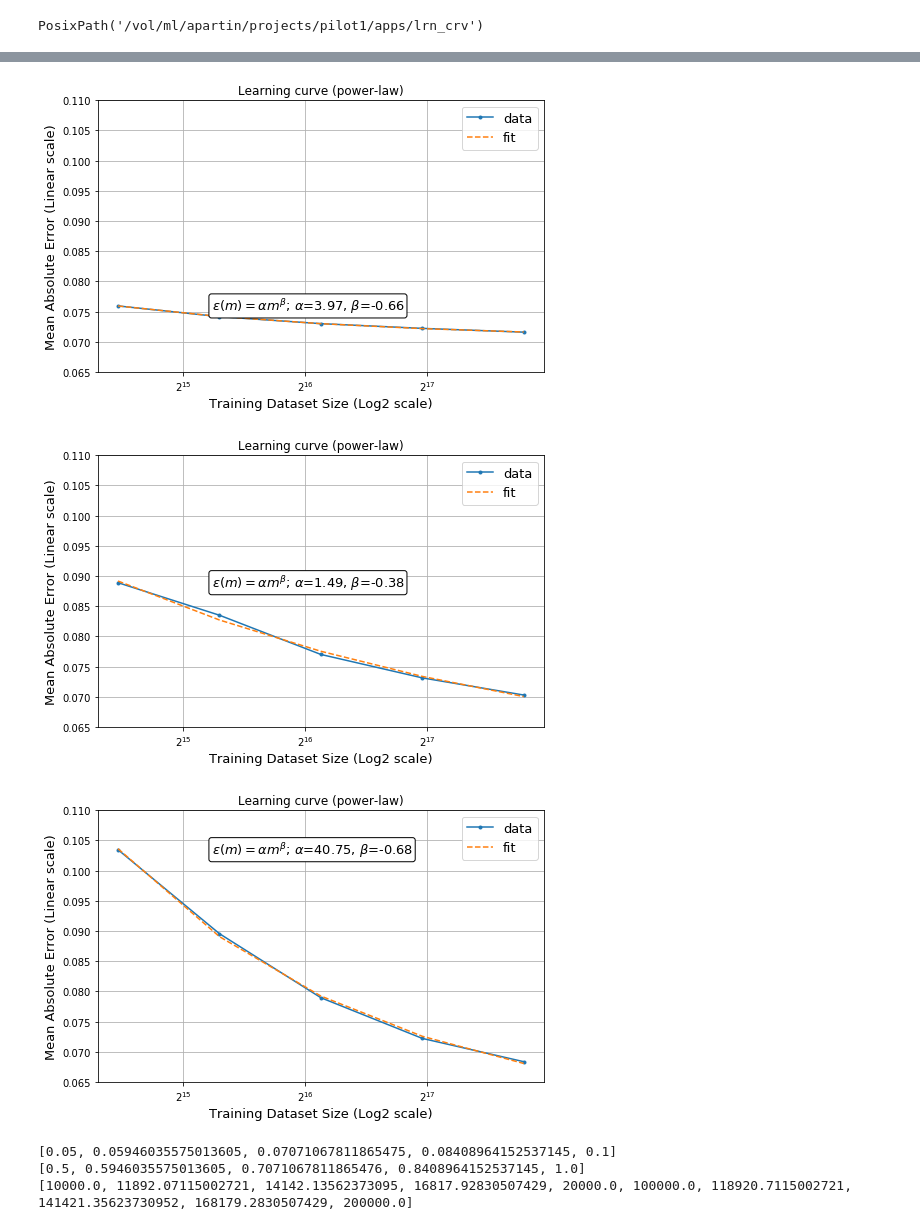
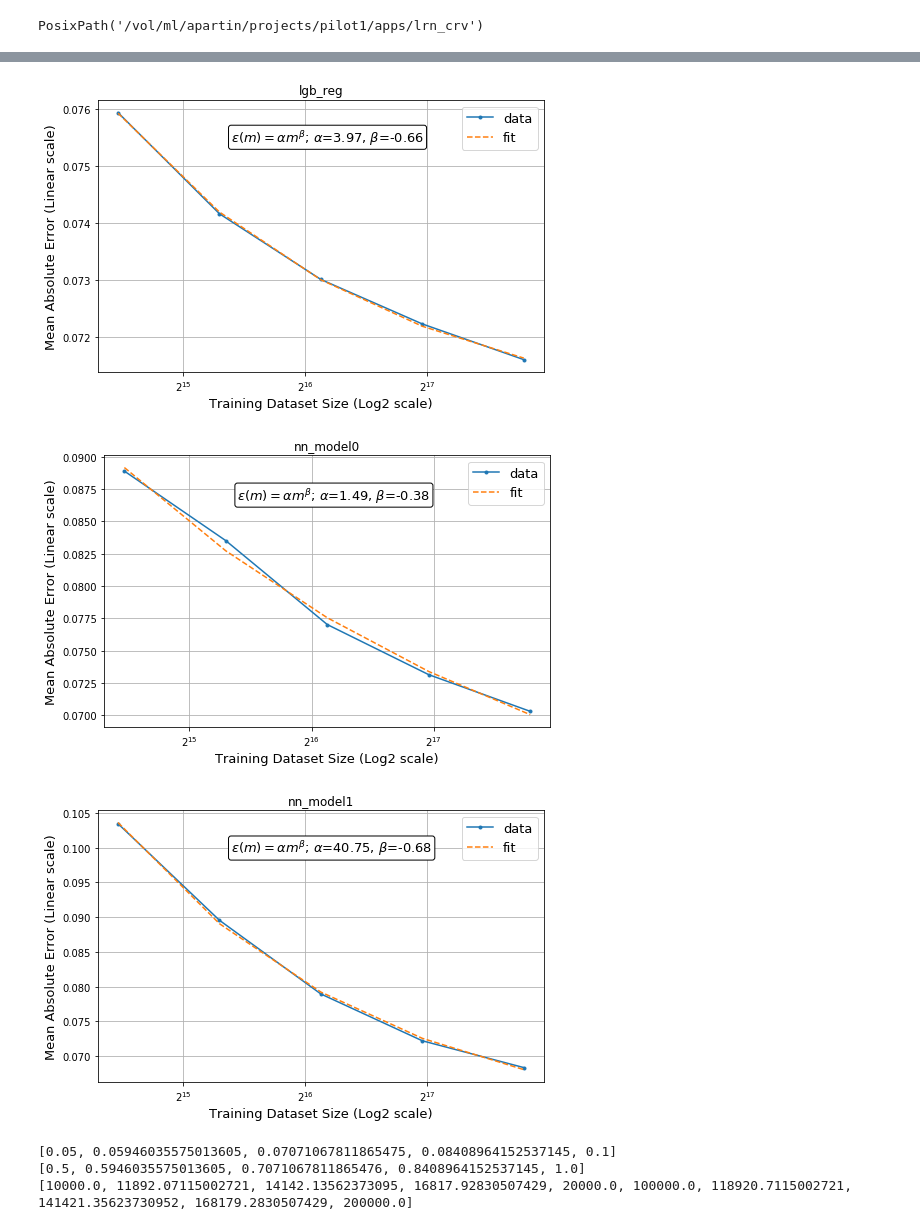
Before and after one commit to adpartin/pilot1, a Jupyter notebook: apps/lrn_crv/power_law_lrn_crv.ipynb, the cells around one changed output, grey strips where cells are left out. Saved outputs shown, nothing was run; the diff lists cells and outputs as text; code cells hidden in the pictures.

```diff
--- a/apps/lrn_crv/power_law_lrn_crv.ipynb
+++ b/apps/lrn_crv/power_law_lrn_crv.ipynb
@@ -167,8 +215,8 @@ def get_xy(scores, metric_name='mean_absolute_error'):
     dd.reset_index(drop=True, inplace=True)
     dd.drop(columns=['metric', 'tr_set'], inplace=True)
 
-    x = dd.tr_size
-    y = dd.iloc[:,1:].mean(axis=1)
+    x = dd.tr_size.values
+    y = dd.iloc[:,1:].mean(axis=1).values
     return x, y
 # %%
 # rslt_dir = maindir / 'ccle.lgb_reg.cvf5.rna.dsc.AUC'
@@ -216,7 +584,13 @@ nn_reg1_dir = maindir / 'top6.nn_model1.sgd.cvf5.rna.dsc.AUC1_2019-6-22_h22-m44'
 # nn_reg0_dir = maindir / 'top6.nn_model0.clr.cvf5.rna.dsc.AUC1_2019-6-20_h16-m49'
 # nn_reg1_dir = maindir / 'top6.nn_model1.clr.cvf5.rna.dsc.AUC1_2019-6-20_h16-m50'
 # %%
-metric_name = 'mean_absolute_error'
+metric_name='mean_absolute_error'
+
 lgb_rslt,     lgb_scores     = load_scores(lgb_dir, metric_name=metric_name)
 nn_reg0_rslt, nn_reg0_scores = load_scores(nn_reg0_dir, metric_name=metric_name)
 nn_reg1_rslt, nn_reg1_scores = load_scores(nn_reg1_dir, metric_name=metric_name)
+
+# xtick_scale='linear'
+xtick_scale='log2'
+ylim=None
+# ylim=[0.065, 0.110]
@@ -232,18 +597,36 @@ nn_reg1_rslt, nn_reg1_scores = load_scores(nn_reg1_dir, metric_name=metric_name)
 # %%
 x, y = get_xy(lgb_scores, metric_name=metric_name)
-fig, ax, power_law_params = plot_lrn_crv_power_law(x, y, plot_fit=True, metric_name=metric_name, xtick_scale='log2', ytick_scale='linear', ylim=[0.065, 0.110], figsize=(8,5));
+
+# fig, ax, power_law_params = plot_lrn_crv_power_law(
+#     x, y, plot_fit=True, metric_name=metric_name, xtick_scale='log2', ytick_scale='linear', ylim=[0.065, 0.110], figsize=(8,5));
+
+fig, ax, power_law_params = lrn_crv.plot_lrn_crv_power_law(
+    x, y, plot_fit=True, metric_name=metric_name, title='lgb_reg', ylim=ylim,
+    xtick_scale=xtick_scale, ytick_scale='linear', figsize=(8,5));
 # %% [output]
-[figure, old version]
+[figure, new version]
 # %%
 x, y = get_xy(nn_reg0_scores, metric_name=metric_name)
-fig, ax, power_law_params = plot_lrn_crv_power_law(x, y, plot_fit=True, metric_name=metric_name, xtick_scale='log2', ytick_scale='linear', ylim=[0.065, 0.110], figsize=(8,5));
+
+# fig, ax, power_law_params = plot_lrn_crv_power_law(
+#     x, y, plot_fit=True, metric_name=metric_name, xtick_scale='log2', ytick_scale='linear', ylim=[0.065, 0.110], figsize=(8,5));
+
+fig, ax, power_law_params = lrn_crv.plot_lrn_crv_power_law(
+    x, y, plot_fit=True, metric_name=metric_name, title='nn_model0', ylim=ylim,
+    xtick_scale=xtick_scale, ytick_scale='linear', figsize=(8,5));
 # %% [output]
-[figure, old version]
+[figure, new version]
 # %%
 x, y = get_xy(nn_reg1_scores, metric_name=metric_name)
-fig, ax, power_law_params = plot_lrn_crv_power_law(x, y, plot_fit=True, metric_name=metric_name, xtick_scale='log2', ytick_scale='linear', ylim=[0.065, 0.110], figsize=(8,5));
+
+# fig, ax, power_law_params = plot_lrn_crv_power_law(
+# x, y, plot_fit=True, metric_name=metric_name, xtick_scale='log2', ytick_scale='linear', ylim=[0.065, 0.110], figsize=(8,5));
+
+fig, ax, power_law_params = lrn_crv.plot_lrn_crv_power_law(
+    x, y, plot_fit=True, metric_name=metric_name, title='nn_model1', ylim=ylim,
+    xtick_scale=xtick_scale, ytick_scale='linear', figsize=(8,5));
 # %% [output]
-[figure, old version]
+[figure, new version]
 # %%
 x = 200000
 base = 2
```
Also changed, not shown: parts of 47 cells of this notebook, 8 other files.
